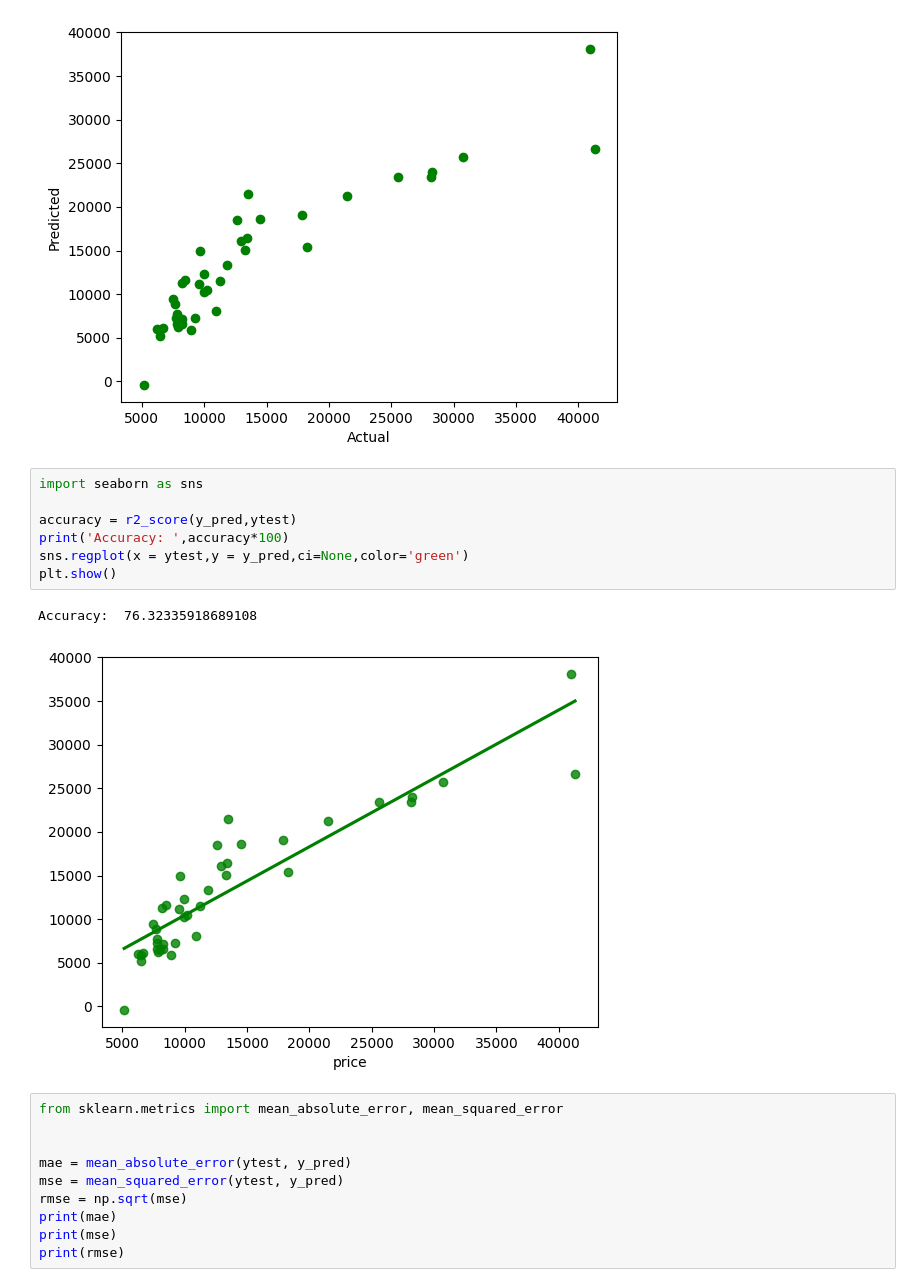
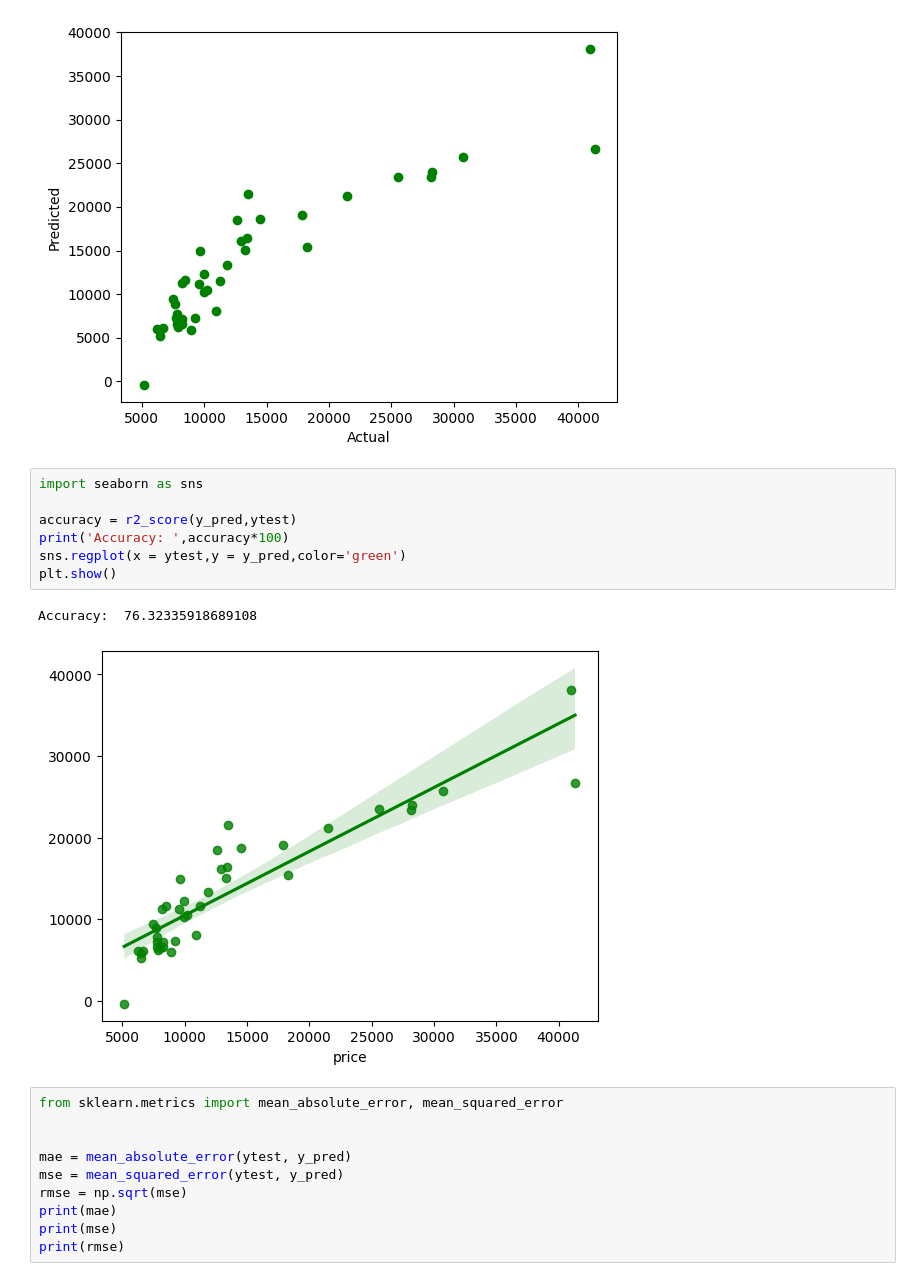
Before and after one commit to bufferOverflow06/MachineLearning, a Jupyter notebook: MultiLinearRegression/CarPricePrediction/carpriceprediction.ipynb, the cells around one changed output. Cells and saved outputs as stored; diff of their text form.

```diff
--- a/MultiLinearRegression/CarPricePrediction/carpriceprediction.ipynb
+++ b/MultiLinearRegression/CarPricePrediction/carpriceprediction.ipynb
@@ -126,13 +126,13 @@ plt.show()
 # %%
 import seaborn as sns
 
 accuracy = r2_score(y_pred,ytest)
 print('Accuracy: ',accuracy*100)
-sns.regplot(x = ytest,y = y_pred,ci=None,color='green')
+sns.regplot(x = ytest,y = y_pred,color='green')
 plt.show()
 # %% [output]
 Accuracy:  76.32335918689108
-[figure, old version]
+[figure, new version]
 # %%
 from sklearn.metrics import mean_absolute_error, mean_squared_error
 
```
Also changed, not shown: 1 other file.
